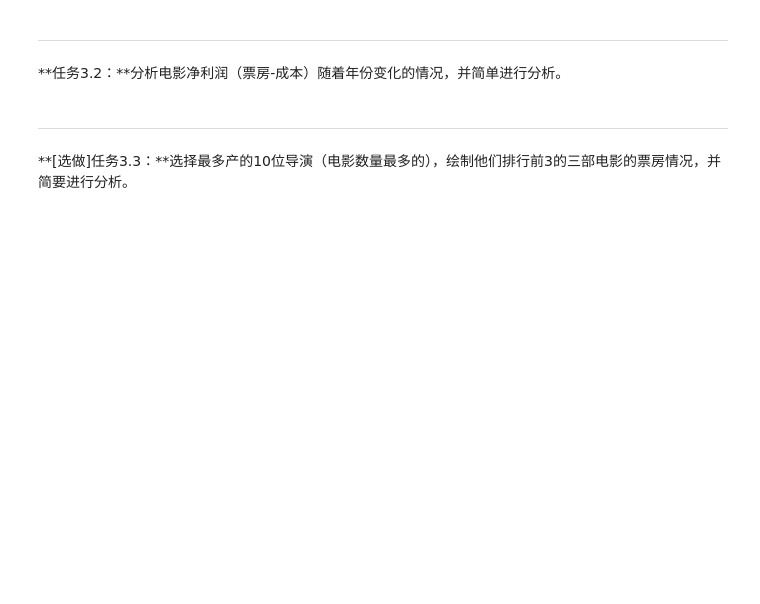
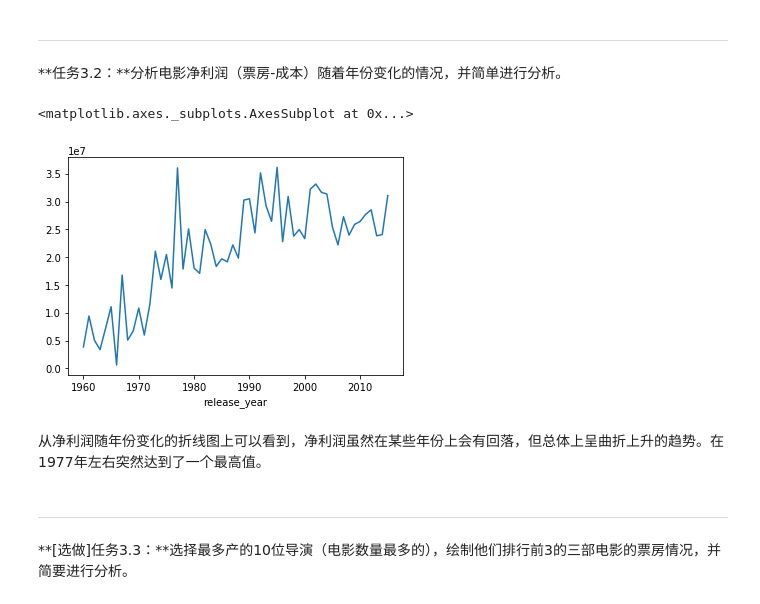
Before and after one commit to leesper/become-aipnd-learner, a Jupyter notebook: P2_ExploreMovieDataset/Explore Movie Dataset.ipynb, the cells around one changed output. Cells and saved outputs as stored; diff of their text form; code cells hidden in the pictures; blank space fills up the shorter version.

```diff
--- a/P2_ExploreMovieDataset/Explore Movie Dataset.ipynb
+++ b/P2_ExploreMovieDataset/Explore Movie Dataset.ipynb
@@ -292,6 +385,15 @@ movie_data_cleaned.iloc[:20]
 # %% [markdown]
 ---
 **任务3.2：**分析电影净利润（票房-成本）随着年份变化的情况，并简单进行分析。
+# %%
+movie_data_cleaned['net_profit'] = movie_data_cleaned['revenue'] - movie_data_cleaned['budget']
+net_profit_by_year = movie_data_cleaned.groupby(['release_year'])['net_profit'].agg('mean')
+net_profit_by_year.plot(kind='line')
+# %% [output]
+<matplotlib.axes._subplots.AxesSubplot at 0x...>
+[figure, added]
+# %% [markdown]
+从净利润随年份变化的折线图上可以看到，净利润虽然在某些年份上会有回落，但总体上呈曲折上升的趋势。在1977年左右突然达到了一个最高值。
 # %% [markdown]
 ---
 
```
Also changed, not shown: parts of 8 cells of this notebook.
